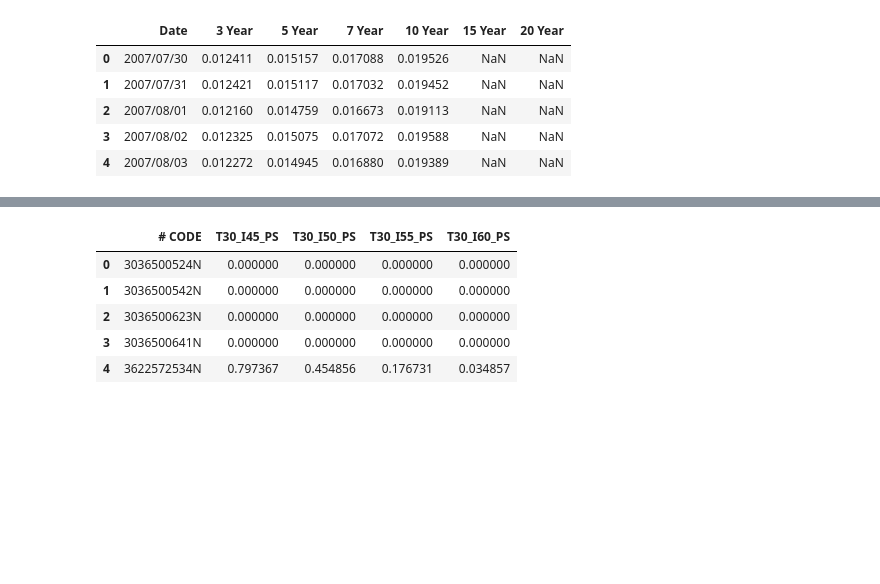
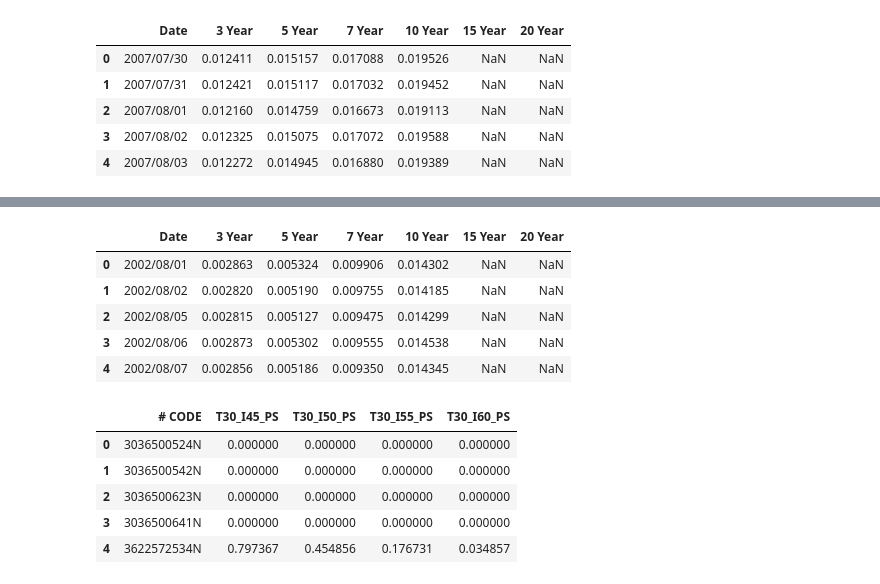
Before and after one commit to RussellzzZ/CausalInferenceDataScienceProject, a Jupyter notebook: data_project.ipynb, the cells around one changed output, grey strips where cells are left out. Drawn from its saved outputs; the diff is of its cells as text; code cells hidden in the pictures; blank space fills up the shorter version.

```diff
--- a/data_project.ipynb
+++ b/data_project.ipynb
@@ -100,3 +131,15 @@ kumamoto.head()
+# %%
+hyogo = pd.read_csv("data/Hyogo.csv")
+hyogo['Date'] = pd.to_datetime(hyogo['Date'], unit='s')
+hyogo['Date'] = hyogo['Date'].dt.strftime('%Y/%m/%d')
+hyogo.head()
+# %% [output]
+|  | Date | 3 Year | 5 Year | 7 Year | 10 Year | 15 Year | 20 Year |
+| 0 | 2002/08/01 | 0.002863 | 0.005324 | 0.009906 | 0.014302 | NaN | NaN |
+| 1 | 2002/08/02 | 0.002820 | 0.005190 | 0.009755 | 0.014185 | NaN | NaN |
+| 2 | 2002/08/05 | 0.002815 | 0.005127 | 0.009475 | 0.014299 | NaN | NaN |
+| 3 | 2002/08/06 | 0.002873 | 0.005302 | 0.009555 | 0.014538 | NaN | NaN |
+| 4 | 2002/08/07 | 0.002856 | 0.005186 | 0.009350 | 0.014345 | NaN | NaN |
 # %%
 # Specify the path to your zip file and the name of the CSV file within the zip file
 FILENAME = "P-Y2010-MAP-AVR-TTL_MTTL"
```
Also changed, not shown: parts of 7 cells of this notebook, 9 other files.
